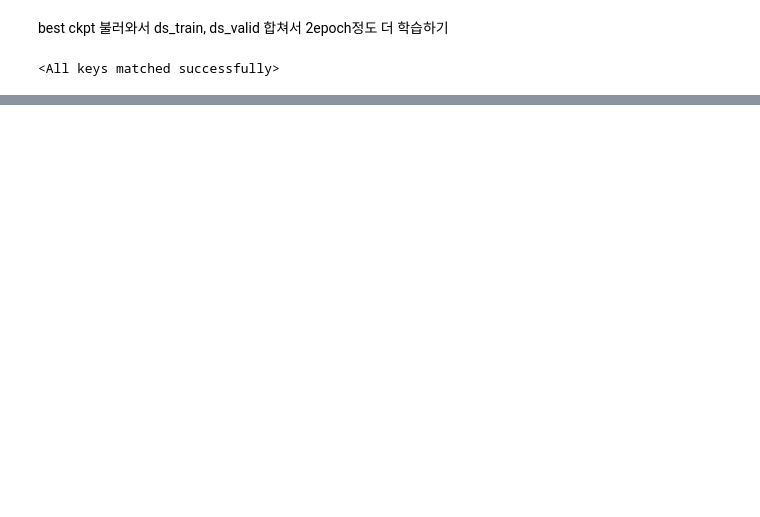
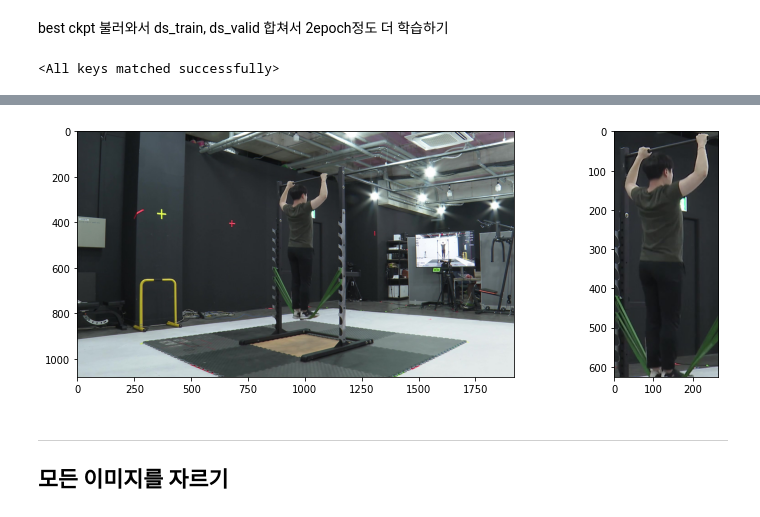
Before and after one commit to Kitsunetic/motion-keypoint, a Jupyter notebook: box 학습.ipynb, the cells around one changed output, grey strips where cells are left out. Cells and saved outputs as stored; diff of their text form; code cells hidden in the pictures; blank space fills up the shorter version.

```diff
--- a/box 학습.ipynb
+++ b/box 학습.ipynb
@@ -272,0 +302,12 @@ HRNet이 고정된 이미지 사이즈를 받는지를 우선 확인해보는게
+# %%
+box = box_model(x)[0]["boxes"]
+# %%
+p = box.cpu().type(torch.int64).tolist()[0]
+# %%
+cut_box(im, p)
+# %% [output]
+[figure, added]
+# %% [markdown]
+---
+
+## 모든 이미지를 자르기
```
Also changed, not shown: parts of 32 cells of this notebook, 3 other files.
